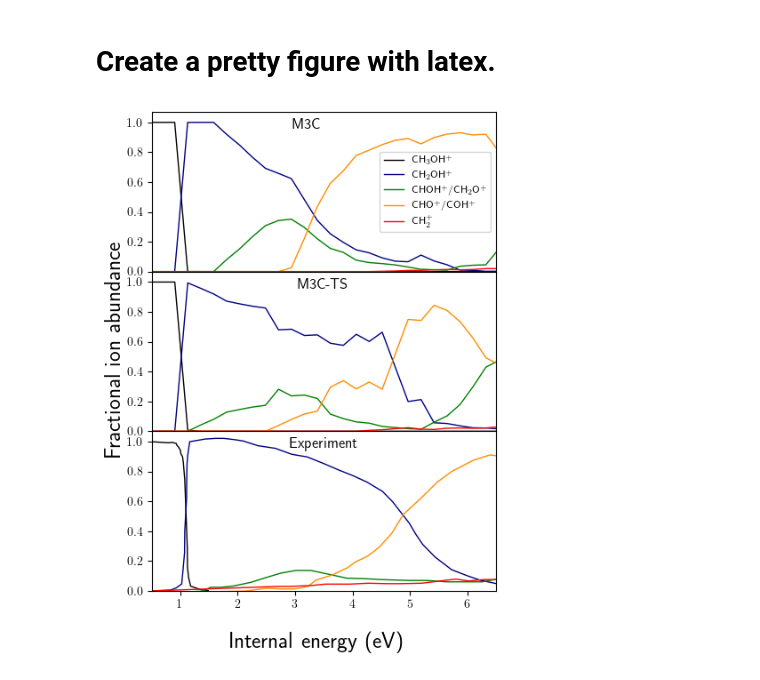
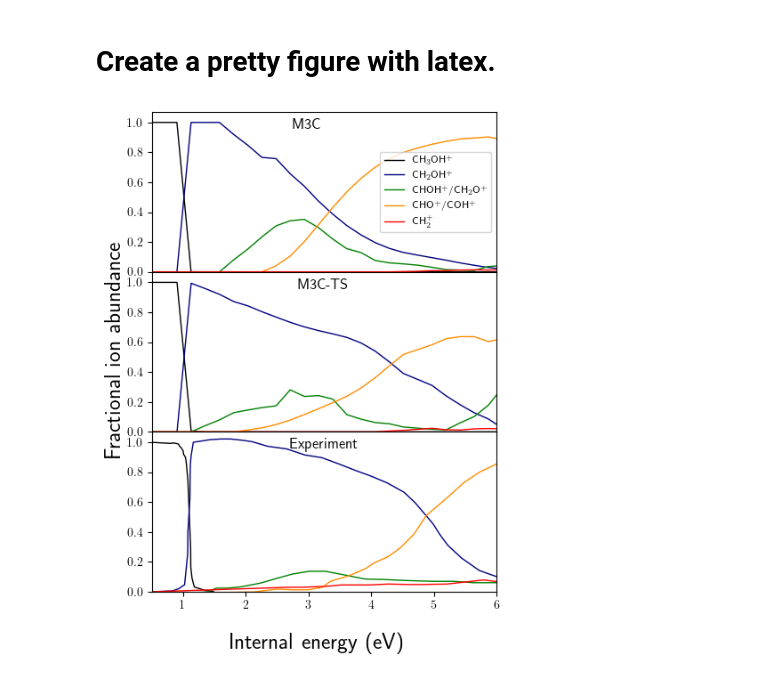
Before and after one commit to emartineznunez/latex, a Jupyter notebook: colab.ipynb, the cells around one changed output. Saved outputs shown, nothing was run; the diff lists cells and outputs as text; code cells hidden in the pictures.

```diff
--- a/colab.ipynb
+++ b/colab.ipynb
@@ -17,22 +17,22 @@ m3c = pd.read_csv("https://raw.githubusercontent.com/emartineznunez/latex/master
 # @title ##### Figure
 from scipy.interpolate import make_interp_spline, BSpline
 
-px = exper['parent_x'] -10.5
+px = exper['parent_x'] - 10.5
 py = exper['parent_y']
 
 ch2ohx = exper['ch2oh_x'] - 10.5
 ch2ohy = exper['ch2oh_y']
 
-chohx = exper['choh_x']  - 10.5
+chohx = exper['choh_x'] - 10.5
 chohy = exper['choh_y']
 
-chox = exper['cho_x'] -10.5
+chox = exper['cho_x'] - 10.5
 choy = exper['cho_y']
 
 ch2x = exper['ch2_x'] - 10.5
 ch2y = exper['ch2_y']
 
-x_m3cts = m3c_ts['X']
+x_m3cts = m3c_ts['X'] - 0.45
 x_m3c = m3c['X']
 
 parent_m3cts = m3c_ts['parent']
@@ -41,11 +41,29 @@ ch2o_m3cts = m3c_ts['ch2o']
 hco_m3cts = m3c_ts['hco']
 ch2_m3cts = m3c_ts['ch2']
 
+#Average of 5 values
+for k,ele in enumerate(parent_m3cts):
+  if k > 10 and k < 28:
+    for i in [-2,-1,1,2]:
+      ch2oh_m3cts[k] +=  ch2oh_m3cts[k+i]
+      hco_m3cts[k] +=  hco_m3cts[k+i]
+    ch2oh_m3cts[k] = ch2oh_m3cts[k] / 5
+    hco_m3cts[k] = hco_m3cts[k] / 5
+
 parent_m3c = m3c['parent']
 ch2oh_m3c = m3c['ch2oh']
 ch2o_m3c = m3c['ch2o']
 hco_m3c = m3c['hco']
 ch2_m3c = m3c['ch2']
+
+#Average of 5 values
+for k,ele in enumerate(parent_m3cts):
+  if k > 10 and k < 28:
+    for i in [-2,-1,1,2]:
+      ch2oh_m3c[k] +=  ch2oh_m3c[k+i]
+      hco_m3c[k] +=  hco_m3c[k+i]
+    ch2oh_m3c[k] = ch2oh_m3c[k] / 5
+    hco_m3c[k] = hco_m3c[k] / 5
 
 pyplot.rcParams['text.usetex'] = True
 pyplot.rcParams['figure.figsize'] = (5,7)
@@ -58,39 +76,39 @@ ax1.plot(x_m3c,parent_m3c,'-',color='black',label='CH$_3$OH$^+$',mfc='none',line
 ax1.plot(x_m3c,ch2oh_m3c,'-',color='navy',label='CH$_2$OH$^+$',mfc='none',linewidth=1.0)
 ax1.plot(x_m3c,ch2o_m3c,'-',color='green',label='CHOH$^+$/CH$_2$O$^+$',mfc='none',linewidth=1.0)
 ax1.plot(x_m3c,hco_m3c,'-',color='darkorange',label='CHO$^+$/COH$^+$',mfc='none',linewidth=1.0)
 ax1.plot(x_m3c,ch2_m3c,'-',color='red',label='CH$_2^+$',mfc='none',linewidth=1.0)
 
-ax2.plot(x_m3cts-0.45,parent_m3cts,'-',color='black',label='CH$_3$OH$^+$',mfc='none',linewidth=1.0)
-ax2.plot(x_m3cts-0.45,ch2oh_m3cts,'-',color='navy',label='CH$_2$OH$^+$',mfc='none',linewidth=1.0)
-ax2.plot(x_m3cts-0.45,ch2o_m3cts,'-',color='green',label='CHOH$^+$/CH$_2$O$^+$',mfc='none',linewidth=1.0)
-ax2.plot(x_m3cts-0.45,hco_m3cts,'-',color='darkorange',label='CHO$^+$/COH$^+$',mfc='none',linewidth=1.0)
-ax2.plot(x_m3cts-0.45,ch2_m3cts,'-',color='red',label='CH$_2^+$',mfc='none',linewidth=1.0)
+ax2.plot(x_m3cts,parent_m3cts,'-',color='black',label='CH$_3$OH$^+$',mfc='none',linewidth=1.0)
+ax2.plot(x_m3cts,ch2oh_m3cts,'-',color='navy',label='CH$_2$OH$^+$',mfc='none',linewidth=1.0)
+ax2.plot(x_m3cts,ch2o_m3cts,'-',color='green',label='CHOH$^+$/CH$_2$O$^+$',mfc='none',linewidth=1.0)
+ax2.plot(x_m3cts,hco_m3cts,'-',color='darkorange',label='CHO$^+$/COH$^+$',mfc='none',linewidth=1.0)
+ax2.plot(x_m3cts,ch2_m3cts,'-',color='red',label='CH$_2^+$',mfc='none',linewidth=1.0)
 
 ax3.plot(px,py,'-',color='black',label='CH$_3$OH$^+$',mfc='none',linewidth=1.0)
 ax3.plot(ch2ohx,ch2ohy,'-',color='navy',label='CH$_2$OH$^+$',mfc='none',linewidth=1.0)
 ax3.plot(chohx,chohy,'-',color='green',label='CHOH$^+$/CH$_2$O$^+$',mfc='none',linewidth=1.0)
 ax3.plot(chox,choy,'-',color='darkorange',label='CHO$^+$/COH$^+$',mfc='none',linewidth=1.0)
 ax3.plot(ch2x,ch2y,'-',color='red',label='CH$_2^+$',mfc='none',linewidth=1.0)
 
-ax1.set_xlim(0.5,6.5)
+ax1.set_xlim(0.5,6)
 ax1.set_ylim(0,1.07)
-ax2.set_xlim(0.5,6.5)
+ax2.set_xlim(0.5,6)
 ax2.set_ylim(0,1.07)
-ax3.set_xlim(0.5,6.5)
+ax3.set_xlim(0.5,6)
 ax3.set_ylim(0,1.07)
 
 #ax1.legend(fontsize=6,loc="upper right")
 ax1.legend(fontsize=8)
 ax1.set_title('M3C',x=0.45, y=0.9,pad=-1)
 ax2.set_title('M3C-TS',y=0.9,pad=-1)
 ax3.set_title('Experiment',y=0.9,pad=-1)
 
 for ax in fig.get_axes():
     ax.label_outer()
 
 fig.supylabel('Fractional ion abundance',fontsize=18)
 fig.supxlabel('Internal energy (eV)',fontsize=18)
 pyplot.savefig('comp2.svg')
 pyplot.show()
 # %% [output]
-[figure, old version]
+[figure, new version]
```
